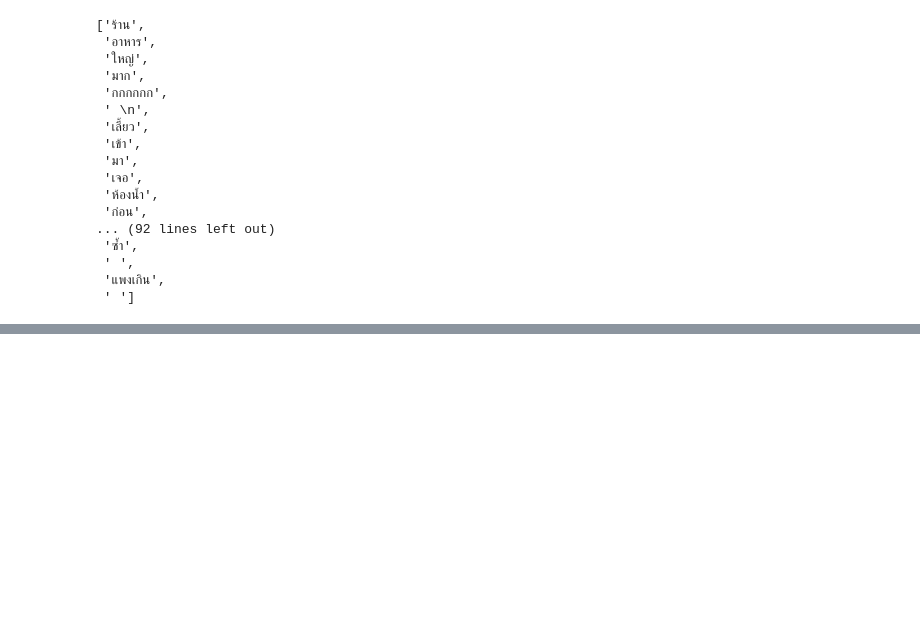
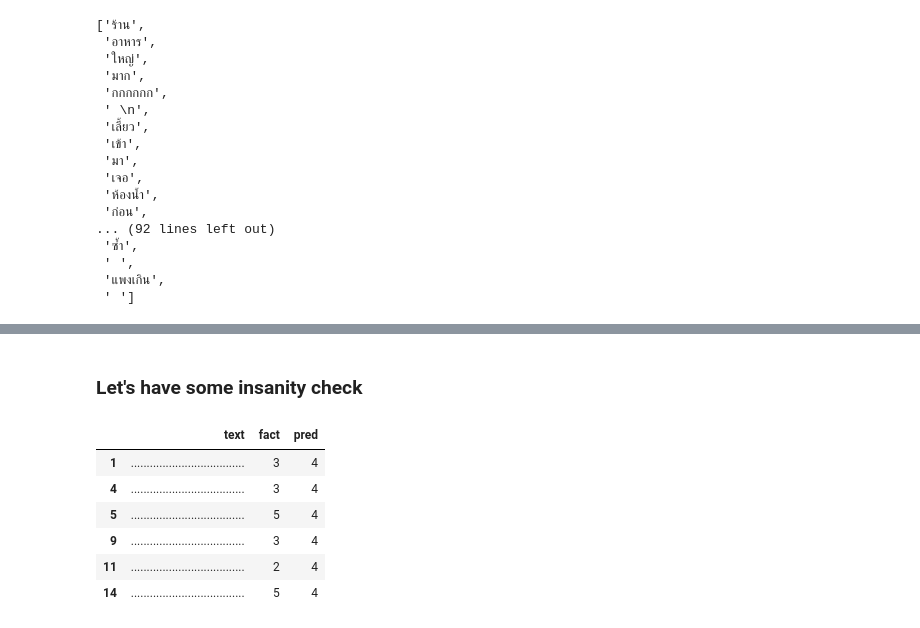
Before and after one commit to k2w2yut/notebooks, a Jupyter notebook: wongnai-sentiment.ipynb, the cells around one changed output, grey strips where cells are left out. Cells and saved outputs as stored; diff of their text form; code cells hidden in the pictures; blank space fills up the shorter version.

```diff
--- a/wongnai-sentiment.ipynb
+++ b/wongnai-sentiment.ipynb
@@ -121,7 +167,11 @@ print(max_length)
 # %%
+max_length = data_df_t.token_onehot.map(len).max()
 num_classes = 5
+embedding_dimension = 8
 X_nopadded = data_df_t.token_onehot
+#Padding sequence, thus, every sentence is in the same length
 X = pad_sequences(X_nopadded,max_length)
 Y = to_categorical(list(data_df_t.score - 1),num_classes=num_classes)
-print(X.shape)
-print(Y.shape)
+print('longest sentence: ',max_length)
+print('Sentence shape: ', X.shape)
+print('Result   shape: ',Y.shape)
@@ -128,4 +184,4 @@ print(Y.shape)
 # %%
-X_train,X_test,Y_train,Y_test = sklearn.model_selection.train_test_split(X,Y,train_size=0.7,random_state=1)
+X_train,X_test,Y_train,Y_test = sk.model_selection.train_test_split(X,Y,train_size=0.7,random_state=1)
 # %%
 X_train
@@ -132,6 +198,6 @@ X_train
 # %%
 model = Sequential()
-model.add(Embedding(vocab_size, 8, input_length=max_length))
+model.add(Embedding(vocab_size, embedding_dimension, input_length=max_length))
 model.add(Flatten())
 model.add(Dense(num_classes, activation='sigmoid'))
 # %%
@@ -148,0 +252,21 @@ print('Accuracy: %f' % (accuracy*100))
+# %% [markdown]
+### Let's have some insanity check
+# %%
+Y_predicted = model.predict(X_test)
+pref_df = pd.DataFrame({
+    'text' : [''.join([vocab_list[wordi]  if wordi > 0 else '.' for wordi in token]) for token in X_test],
+    'fact' : [result.argmax() + 1 for result in Y_test],
+    'pred' : [predict.argmax() + 1 for predict in Y_predicted]
+}
+)
+# %%
+pd.set_option('display.max_colwidth', 0) #default at 50
+pref_df[pref_df.fact != pref_df.pred]
+# %% [output]
+|  | text | fact | pred |
+| 1 | .................................... | 3 | 4 |
+| 4 | .................................... | 3 | 4 |
+| 5 | .................................... | 5 | 4 |
+| 9 | .................................... | 3 | 4 |
+| 11 | .................................... | 2 | 4 |
+| 14 | .................................... | 5 | 4 |
```
Also changed, not shown: parts of 29 cells of this notebook.
